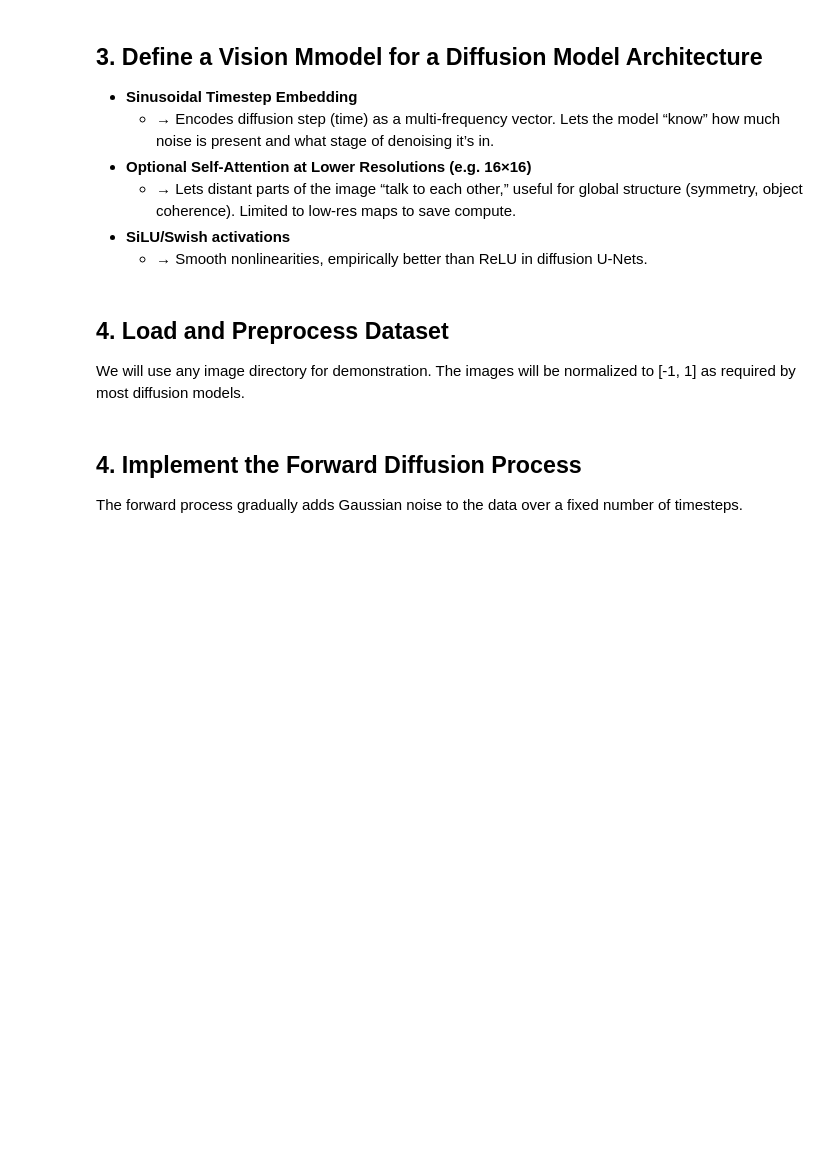
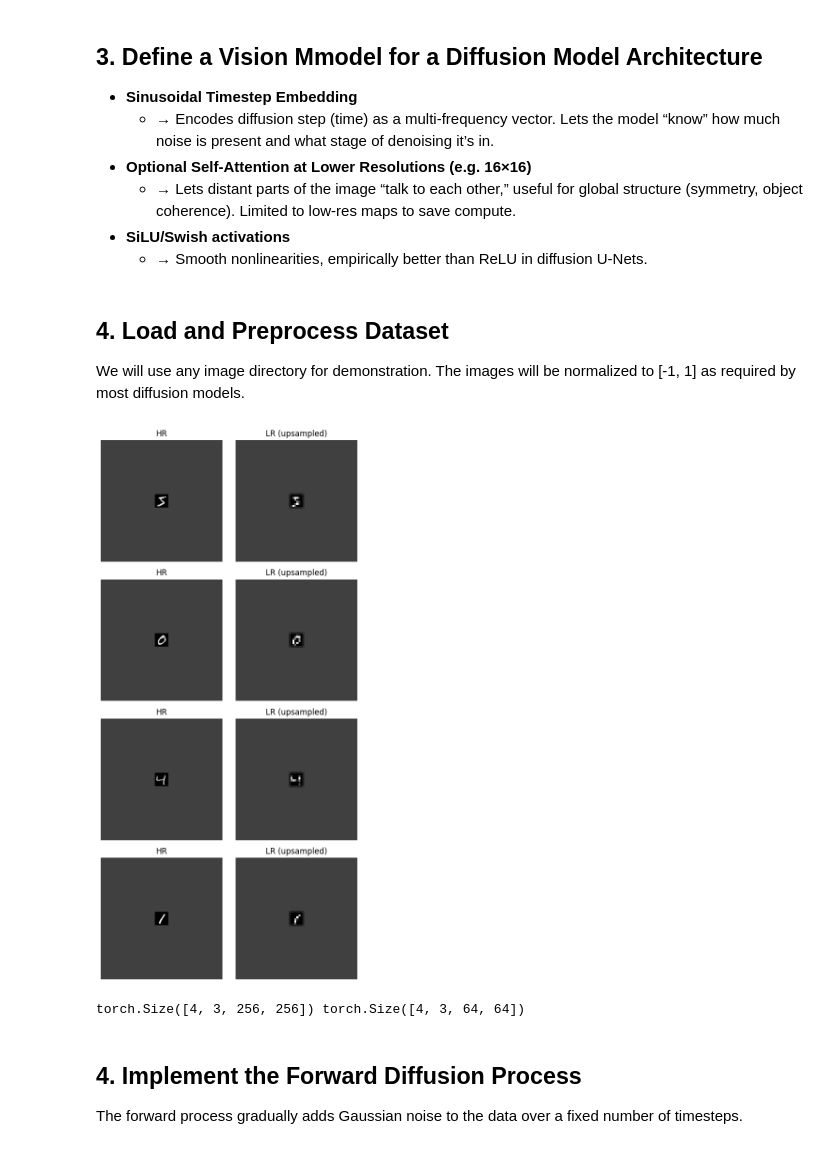
Before and after one commit to ramayer/Elucidated-Diffusion-Model-vibe-coded, a Jupyter notebook: color_attempt.ipynb, the cells around one changed output. Saved outputs shown, nothing was run; the diff lists cells and outputs as text; code cells hidden in the pictures; blank space fills up the shorter version.

```diff
--- a/color_attempt.ipynb
+++ b/color_attempt.ipynb
@@ -32,6 +32,8 @@ import torch.nn as nn
 import io
 # %%
 device = torch.device('cuda' if torch.cuda.is_available() else 'cpu')
+HR = 256
+LR = 64
 max_training_time = 60*5
 display_interval = 30
 
@@ -237,17 +239,20 @@ class CenterCropSquare:
 
 
 class PadToSquare:
-    def __init__(self, mode="both", color: tuple|None = None):
+    def __init__(self, mode="both", color: tuple|None = None, size=None):
         assert mode in ['both', 'w', 'h'], "Mode must be 'both', 'width', or 'height'"
         self.mode = mode
         self.color = color
+        self.size = size
     def __call__(self, img: Image.Image):
         w, h = img.size
         np_img = np.array(img)
-        avg_color = tuple(np_img.mean(axis=(0, 1)).astype(int))
+        if not self.color:
+            avg_color = tuple(np_img.mean(axis=(0, 1)).astype(int))
         clr = self.color or avg_color
-        pad_w = h - w if (h > w and self.mode != 'h') else 0
-        pad_h = w - h if (w > h and self.mode != 'w') else 0
+        size = self.size or max(h,w)
+        pad_w = size - w if (size > w and self.mode != 'h') else 0
+        pad_h = size - h if (size> h and self.mode != 'w') else 0
         pad_l = pad_w // 2
         pad_r = pad_w - pad_l
         pad_t = pad_h // 2
@@ -326,7 +331,7 @@ class CachedImageDataset(torch.utils.data.Dataset):
 
 
 class LRDataset(torch.utils.data.Dataset):
-    def __init__(self, hr_dataset, lr_size=(64, 64)):
+    def __init__(self, hr_dataset, lr_size=(LR, LR)):
         self.hr_dataset = hr_dataset
         self.lr_size = lr_size
 
@@ -345,10 +350,11 @@ class LRHRDataset(Dataset):
     """
     Wraps an existing dataset that returns [3,H,H] tensors in [-1,1],
     and produces:
-      - hr:        [3, HR, HR]
-      - cond_lr_up [3, HR, HR] (LR downsampled to LR_SIZE then upsampled)
+      - hr: [3, HR, HR]
+      - lr: [3, LR, LR]
+      #- cond_lr_up [3, HR, HR] (LR downsampled to LR_SIZE then upsampled)
     """
-    def __init__(self, hr_dataset, lr_size=64, hr_size=128):
+    def __init__(self, hr_dataset, lr_size=LR, hr_size=HR):
         super().__init__()
         self.hr_dataset = hr_dataset
         self.lr_size = lr_size
@@ -365,9 +371,10 @@ class LRHRDataset(Dataset):
         # Create LR then upscale
         lr_img = F.interpolate(hr_img.unsqueeze(0), size=(self.lr_size, self.lr_size),
                                mode='bilinear', align_corners=False)
-        cond_lr_up = F.interpolate(lr_img, size=(self.hr_size, self.hr_size),
-                                   mode='bilinear', align_corners=False).squeeze(0)
-        return hr_img, cond_lr_up
+        #cond_lr_up = F.interpolate(lr_img, size=(self.hr_size, self.hr_size),
+        #                           mode='bilinear', align_corners=False).squeeze(0)
+        #return hr_img, cond_lr_up
+        return hr_img, lr_img.squeeze(0)
 
 
 def get_datasets(data_root):
@@ -375,11 +382,21 @@ def get_datasets(data_root):
         # SaliencyTopFractionSquareOrFull(0.005), # dragon heads
         PadToSquare(),                        # crop to centered square
         #CenterCropSquare(),                        # crop to centered square
-        transforms.Resize((128, 128)),               # resize to 64x64
+        transforms.Resize((HR, HR)),               # resize to 64x64
         transforms.ToTensor(),
         transforms.Lambda(scale_to_minus_one_to_one),
     ])
     hr_dataset = datasets.ImageFolder(root=data_root, transform=hr_transform)
+    #hr_dataset = datasets.
+    transform_mnist = transforms.Compose([
+        PadToSquare(size=256,color=(64,)),
+        transforms.Resize((HR, HR)),
+        transforms.ToTensor(),
+        transforms.Lambda(scale_to_minus_one_to_one),
+        transforms.Lambda(lambda x: x.repeat(3, 1, 1))  # make 1-channel -> 3-channel
+    ])
+    hr_dataset = datasets.MNIST(root='./data', train=True, download=True, transform=transform_mnist)
+
     cached_hr_dataset = CachedImageDataset(hr_dataset)
     paired_dataset = LRHRDataset(cached_hr_dataset)
     lr_dataset = LRDataset(cached_hr_dataset)
@@ -398,42 +415,45 @@ def show_examples(data_root):
 
     fig, axes = plt.subplots(1, 8, figsize=(12, 2))
     for i, img in enumerate(examples):
         # Unscale back to [0,1] for display
         img_disp = (img * 0.5 + 0.5).permute(1, 2, 0).numpy()
         axes[i].imshow(img_disp)
         axes[i].axis("off")
     plt.show()
     print(len(train_dataset))
 #show_examples(data_root)
 
 import torchvision
-def show_lr_hr_pairs(num=4):
-    train_dataset,paired_dataset = get_datasets(data_root)
+def show_lr_hr_pairs(paired_dataset, num=4):
+    #train_dataset,paired_dataset = get_datasets(data_root)
     loader = DataLoader(paired_dataset, batch_size=4, shuffle=True)
 
     fig, axes = plt.subplots(num, 2, figsize=(6, 3*num))
     for i in range(num):
         hr, lr_up = paired_dataset[i]
 
         # Convert from [-1,1] to [0,1] for visualization
         hr_vis = (hr * 0.5 + 0.5).clamp(0,1)
         lr_vis = (lr_up * 0.5 + 0.5).clamp(0,1)
 
-        axes[i,0].imshow(torchvision.utils.make_grid(lr_vis).permute(1,2,0))
-        axes[i,0].set_title("LR (upsampled)")
+        axes[i,1].imshow(torchvision.utils.make_grid(lr_vis).permute(1,2,0))
+        axes[i,1].set_title("LR (upsampled)")
+        axes[i,1].axis("off")
+
+        axes[i,0].imshow(torchvision.utils.make_grid(hr_vis).permute(1,2,0))
+        axes[i,0].set_title("HR")
         axes[i,0].axis("off")
-
-        axes[i,1].imshow(torchvision.utils.make_grid(hr_vis).permute(1,2,0))
-        axes[i,1].set_title("HR")
-        axes[i,1].axis("off")
     plt.tight_layout()
     plt.show()
 
     for hr_imgs, cond_lr_up in loader:
         print(hr_imgs.shape, cond_lr_up.shape)
         # Should print: torch.Size([4,3,128,128]) torch.Size([4,3,128,128])
         break
-#show_lr_hr_pairs()
+show_lr_hr_pairs(get_datasets(data_root)[1])
+# %% [output]
+[figure, added]
+torch.Size([4, 3, 256, 256]) torch.Size([4, 3, 64, 64])
 # %%
 # from torchvision import datasets, transforms
 # from torch.utils.data import DataLoader
```
Also changed, not shown: parts of 19 cells of this notebook, 1 other file.
